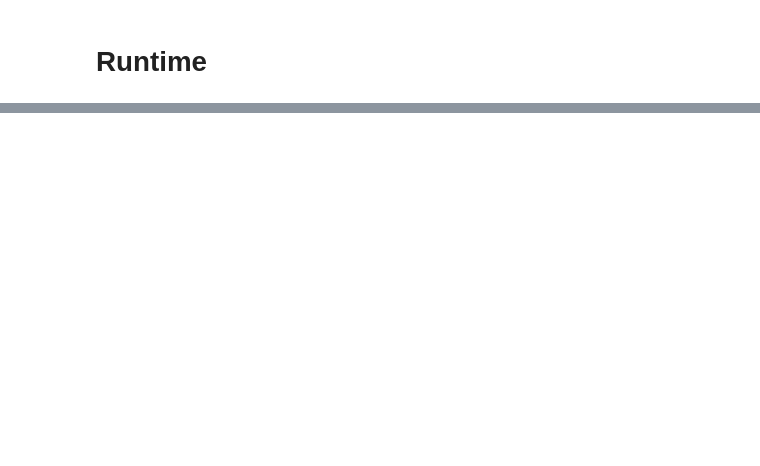
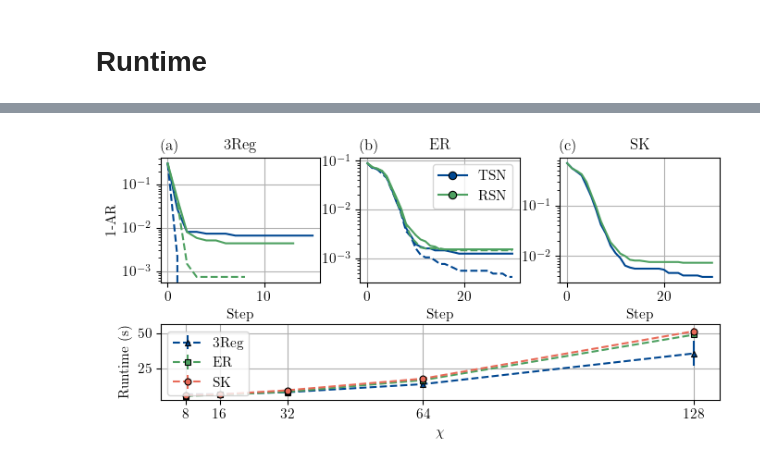
Before and after one commit to erikasgrim/swapnet-mps-ite, a Jupyter notebook: figures/generate_figures_MaxCut.ipynb, the cells around one changed output, grey strips where cells are left out. Drawn from its saved outputs; the diff is of its cells as text; code cells hidden in the pictures; blank space fills up the shorter version.

```diff
--- a/figures/generate_figures_MaxCut.ipynb
+++ b/figures/generate_figures_MaxCut.ipynb
@@ -287,0 +233,78 @@ fig.savefig('paper_figures/energy_histogram.pdf', bbox_inches='tight')
+# %%
+# Combined layout: top row reproduces ar_vs_tau (three graph classes),
+# bottom row shows runtime_vs_chi across all three columns.
+fig = plt.figure()
+layout = fig.add_gridspec(2, 3, height_ratios=[2.0, 1.2])
+
+axes_top = [fig.add_subplot(layout[0, i]) for i in range(3)]
+ax_runtime = fig.add_subplot(layout[1, :])
+
+for axis, graph_type in zip(axes_top, GRAPH_TYPES):
+    gurobi_costs = load_gurobi_costs(graph_type)
+    for architecture in ARCHITECTURES:
+        for ordering in ORDERINGS:
+            if ordering == 'fiedler' and graph_type.endswith('SK'):
+                continue
+
+            energy = load_energy_minima(graph_type, architecture, CHI_FIXED, ordering)
+            gap = 1 - energy.div(gurobi_costs, axis=1).mean(axis=1)
+
+            axis.semilogy(
+                gap.index,
+                gap.values,
+                linestyle=linestyle_map[ordering],
+                color=color_map[architecture],
+                markersize=5,
+                markeredgecolor='black',
+                markeredgewidth=0.8,
+            )
+    axis.grid(True)
+    axis.set_title(GRAPH_SHORT_LABELS[graph_type])
+
+for idx, axis in enumerate(axes_top):
+    axis.set_title(f"({chr(ord('a') + idx)})", loc='left')
+    axis.set_xlabel('Step')
+
+axes_top[0].set_ylabel('1-AR')
+axes_top[1].legend(handles=architecture_handles(), loc='upper right')
+
+for graph_type in GRAPH_TYPES:
+    avg_runtime = []
+    std_runtime = []
+    for chi in CHI_VALUES:
+        deltas = []
+        for architecture in ARCHITECTURES:
+            for ordering in ORDERINGS:
+                if ordering == 'fiedler' and graph_type.endswith('SK'):
+                    continue
+                deltas.extend(load_runtime_deltas(graph_type, architecture, chi, ordering))
+        deltas = np.array(deltas)
+        avg_runtime.append(deltas.mean())
+        std_runtime.append(deltas.std())
+
+    ax_runtime.errorbar(
+        CHI_VALUES,
+        avg_runtime,
+        yerr=std_runtime,
+        marker=MARKER_MAP[graph_type],
+        linestyle='--',
+        markeredgecolor='black',
+        markersize=5,
+        markeredgewidth=0.8,
+        color=COLOR_MAP_RUNTIME[graph_type],
+        label=GRAPH_SHORT_LABELS[graph_type],
+    )
+
+ax_runtime.grid(True)
+ax_runtime.set_xlabel(r"$\chi$")
+ax_runtime.set_ylabel('Runtime (s)')
+ax_runtime.set_xticks(CHI_VALUES)
+ax_runtime.legend(loc='upper left')
+
+fig.set_size_inches(set_size(width='full', fraction=1, subplots=(2, 3), squeeze_height=1.2))
+fig.set_dpi(100)
+fig.tight_layout(pad=0.2)
+
+fig.savefig('paper_figures/maxcut_ar_vs_tau_with_runtime.pdf', bbox_inches='tight')
+# %% [output]
+[figure, added]
```
Also changed, not shown: parts of 5 cells of this notebook, 16 other files.
